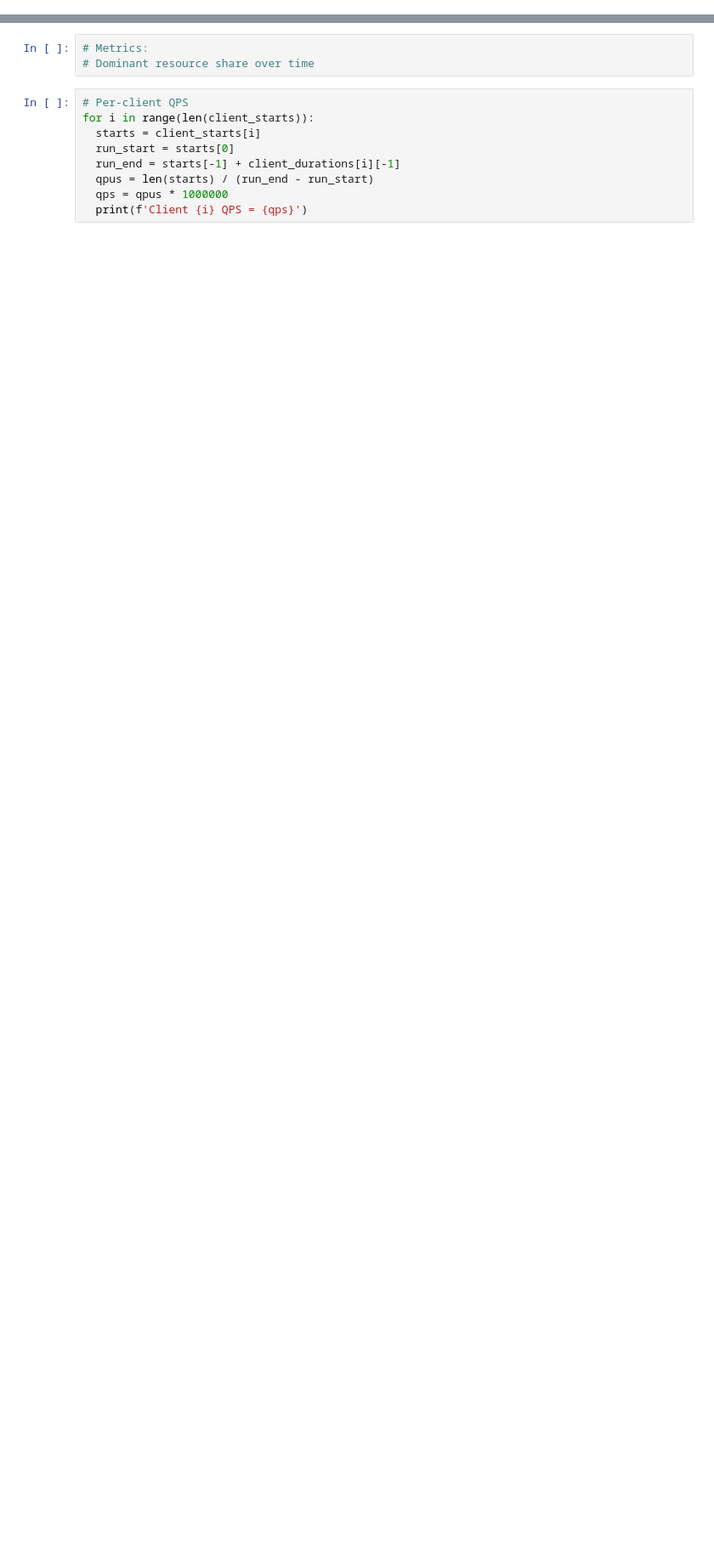
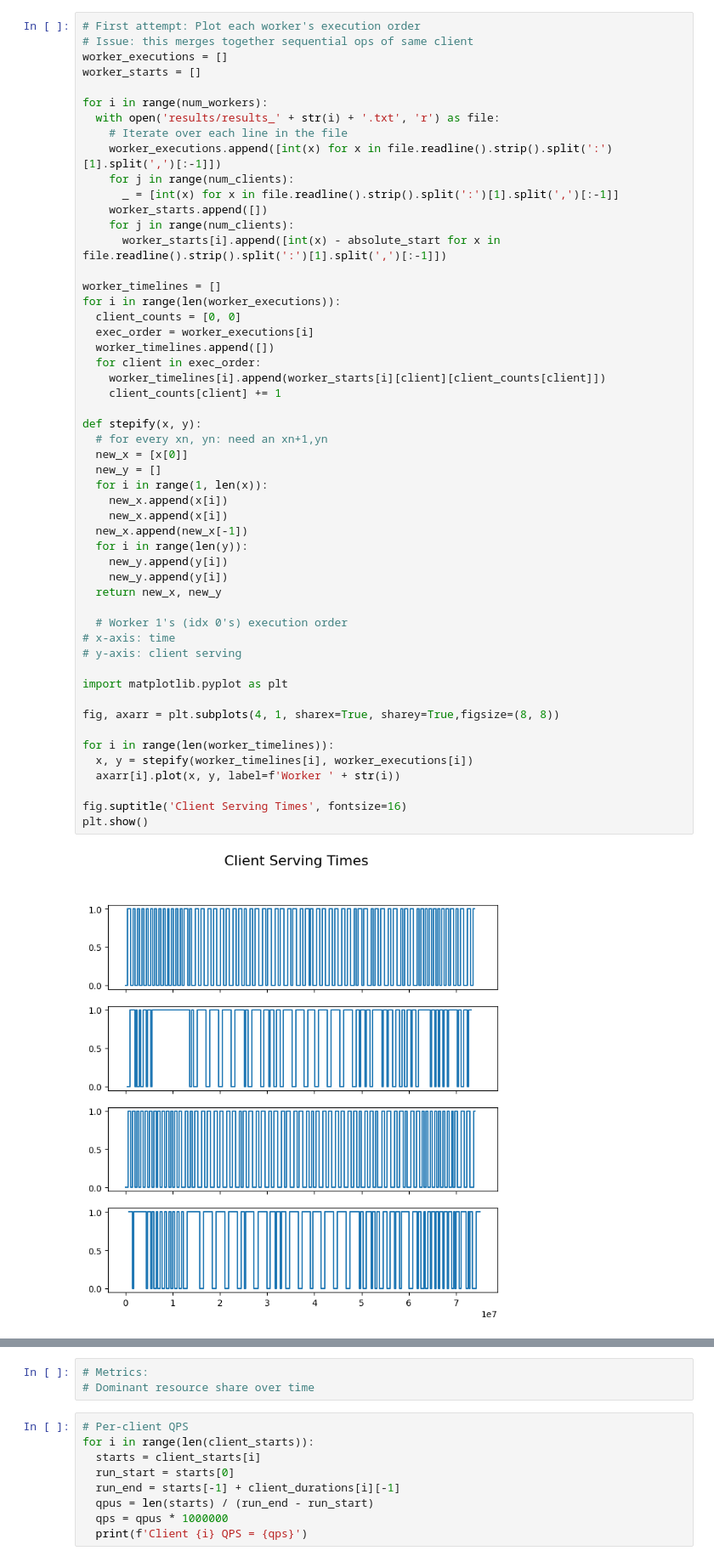
Before and after one commit to tyler-griggs/fair-db, a Jupyter notebook: analysis.ipynb, the cells around one changed output, grey strips where cells are left out. Shown at 85% size. Drawn from its saved outputs; the diff is of its cells as text; blank space fills up the shorter version.

```diff
--- a/analysis.ipynb
+++ b/analysis.ipynb
@@ -32 +51,55 @@ for i in range(len(client_starts)):
+# %%
+# First attempt: Plot each worker's execution order
+# Issue: this merges together sequential ops of same client
+worker_executions = []
+worker_starts = []
+
+for i in range(num_workers):
+  with open('results/results_' + str(i) + '.txt', 'r') as file:
+    # Iterate over each line in the file
+    worker_executions.append([int(x) for x in file.readline().strip().split(':')[1].split(',')[:-1]])
+    for j in range(num_clients):
+      _ = [int(x) for x in file.readline().strip().split(':')[1].split(',')[:-1]]
+    worker_starts.append([])
+    for j in range(num_clients):
+      worker_starts[i].append([int(x) - absolute_start for x in file.readline().strip().split(':')[1].split(',')[:-1]])
+
+worker_timelines = []
+for i in range(len(worker_executions)):
+  client_counts = [0, 0]
+  exec_order = worker_executions[i]
+  worker_timelines.append([])
+  for client in exec_order:
+    worker_timelines[i].append(worker_starts[i][client][client_counts[client]])
+    client_counts[client] += 1
+
+def stepify(x, y):
+  # for every xn, yn: need an xn+1,yn
+  new_x = [x[0]]
+  new_y = []
+  for i in range(1, len(x)):
+    new_x.append(x[i])
+    new_x.append(x[i])
+  new_x.append(new_x[-1])
+  for i in range(len(y)):
+    new_y.append(y[i])
+    new_y.append(y[i])
+  return new_x, new_y
+
+  # Worker 1's (idx 0's) execution order
+# x-axis: time
+# y-axis: client serving
+
+import matplotlib.pyplot as plt
+
+fig, axarr = plt.subplots(4, 1, sharex=True, sharey=True,figsize=(8, 8))
+
+for i in range(len(worker_timelines)):
+  x, y = stepify(worker_timelines[i], worker_executions[i])
+  axarr[i].plot(x, y, label=f'Worker ' + str(i))
+
+fig.suptitle('Client Serving Times', fontsize=16)
+plt.show()
+# %% [output]
+[figure, added]
 # %%
```
Also changed, not shown: parts of 10 cells of this notebook, 2 other files.
